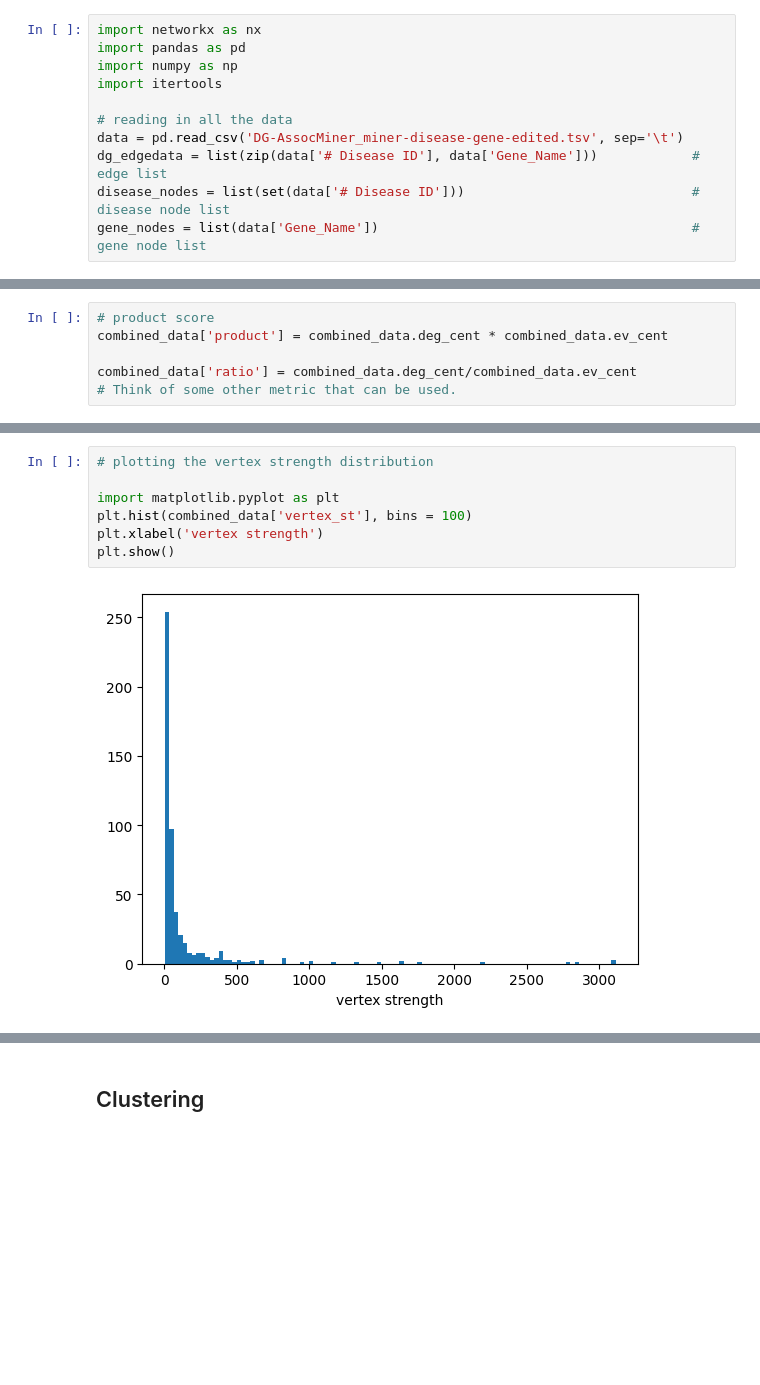
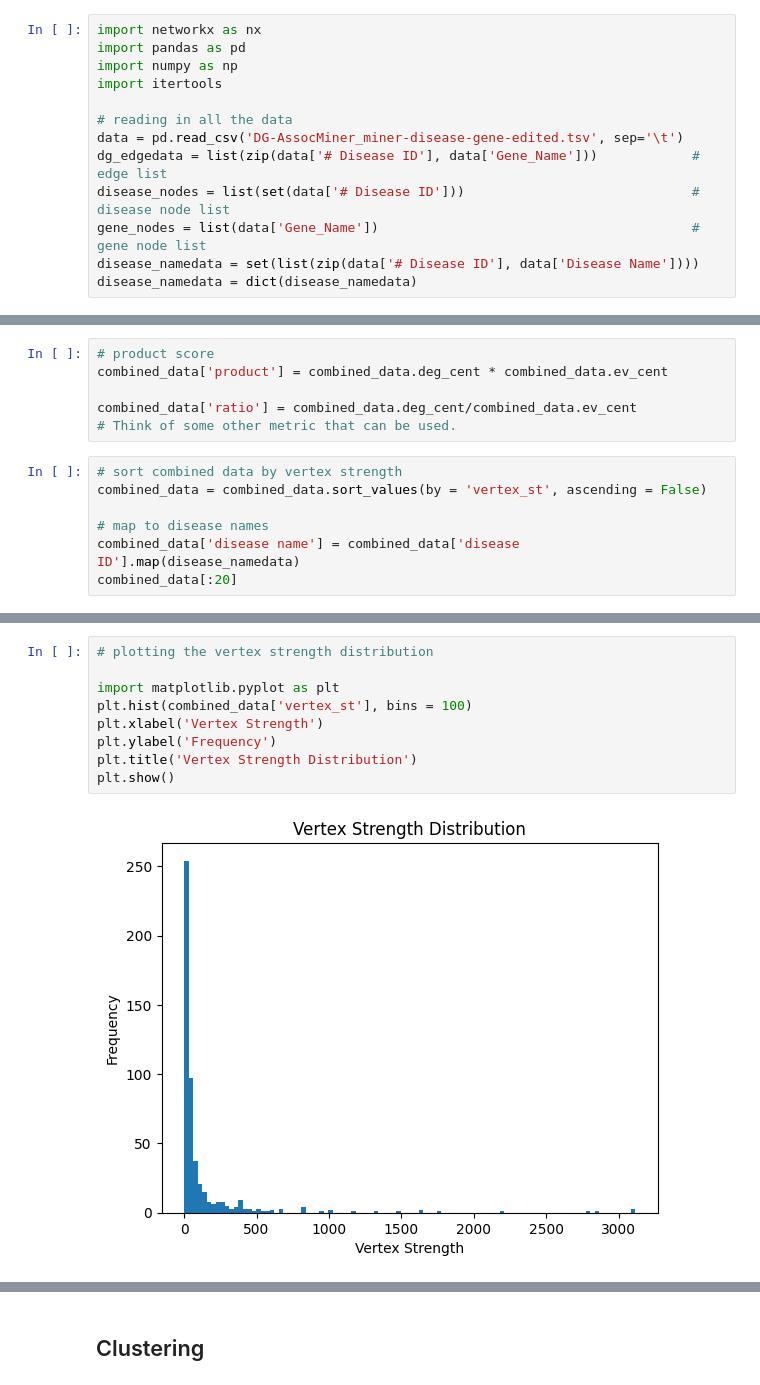
Before and after one commit to aadit-mahajan/GetTheseDiseases, a Jupyter notebook: DG_clustering.ipynb, the cells around one changed output, grey strips where cells are left out. Saved outputs shown, nothing was run; the diff lists cells and outputs as text; blank space fills up the shorter version.

```diff
--- a/DG_clustering.ipynb
+++ b/DG_clustering.ipynb
@@ -9,6 +9,8 @@ data = pd.read_csv('DG-AssocMiner_miner-disease-gene-edited.tsv', sep='\t')
 dg_edgedata = list(zip(data['# Disease ID'], data['Gene_Name']))            # edge list
 disease_nodes = list(set(data['# Disease ID']))                             # disease node list
 gene_nodes = list(data['Gene_Name'])                                        # gene node list
+disease_namedata = set(list(zip(data['# Disease ID'], data['Disease Name'])))
+disease_namedata = dict(disease_namedata)
 # %% [markdown]
 
 Reducing the search space using the data from the Gene-Function network.
@@ -157,3 +162,10 @@ combined_data['product'] = combined_data.deg_cent * combined_data.ev_cent
 
 combined_data['ratio'] = combined_data.deg_cent/combined_data.ev_cent
 # Think of some other metric that can be used.
+# %%
+# sort combined data by vertex strength
+combined_data = combined_data.sort_values(by = 'vertex_st', ascending = False)
+
+# map to disease names
+combined_data['disease name'] = combined_data['disease ID'].map(disease_namedata)
+combined_data[:20]
@@ -160,12 +190,14 @@ combined_data['ratio'] = combined_data.deg_cent/combined_data.ev_cent
 # %%
 # plotting the vertex strength distribution
 
 import matplotlib.pyplot as plt
 plt.hist(combined_data['vertex_st'], bins = 100)
-plt.xlabel('vertex strength')
+plt.xlabel('Vertex Strength')
+plt.ylabel('Frequency')
+plt.title('Vertex Strength Distribution')
 plt.show()
 # %% [output]
-[figure, old version]
+[figure, new version]
 # %%
 # sort the edges according to the weights
 sortededges = sorted(disease_projection.edges(data = True), key = lambda x: x[2]['weight'], reverse=True)
```
Also changed, not shown: parts of 11 cells of this notebook.
